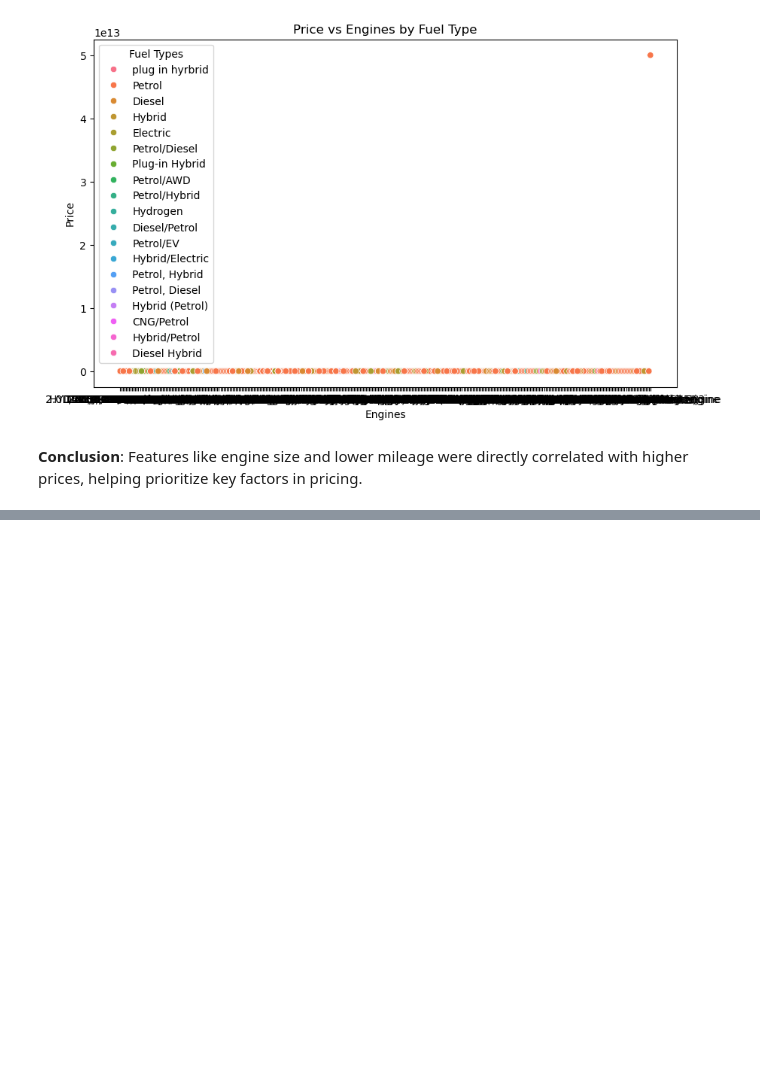
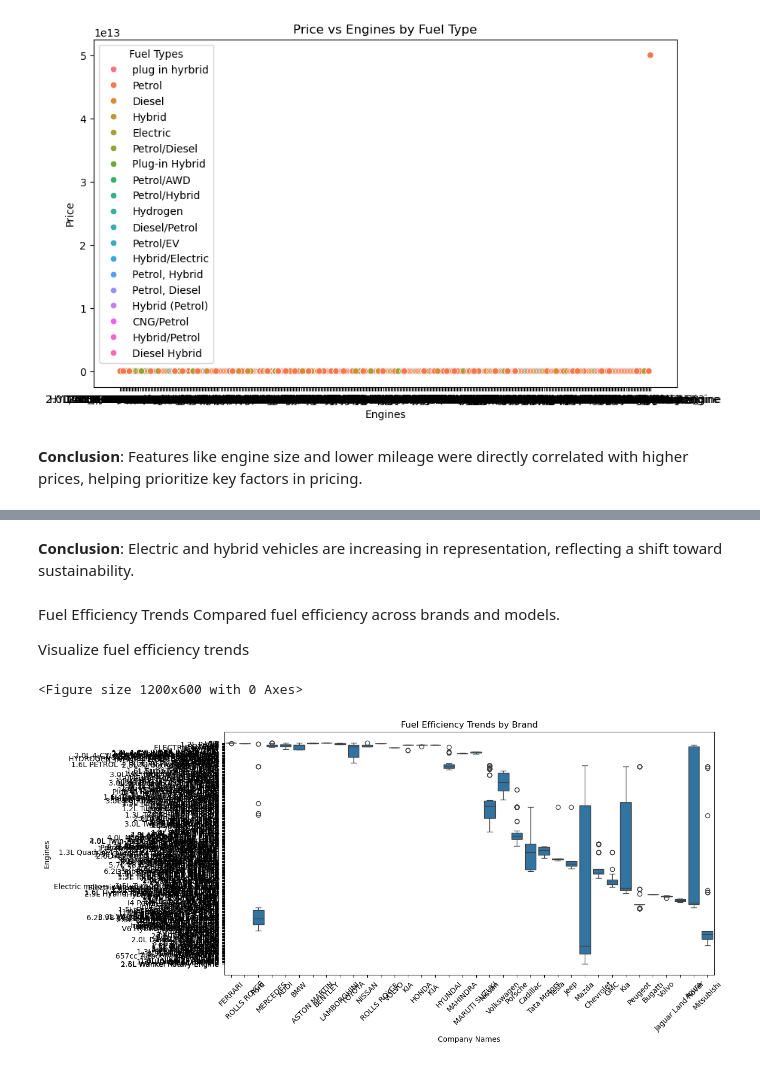
Before and after one commit to dannicolau7/The-Ultimate-Cars-2024, a Jupyter notebook: notebook.ipynb, the cells around one changed output, grey strips where cells are left out. Drawn from its saved outputs; the diff is of its cells as text; code cells hidden in the pictures; blank space fills up the shorter version.

```diff
--- a/notebook.ipynb
+++ b/notebook.ipynb
@@ -196,0 +306,16 @@ plt.show()
+# %% [markdown]
+**Conclusion**: Electric and hybrid vehicles are increasing in representation, reflecting a shift toward sustainability.
+# %% [markdown]
+Fuel Efficiency Trends
+Compared fuel efficiency across brands and models.
+
+ Visualize fuel efficiency trends
+# %%
+plt.figure(figsize=(12, 6))
+sns.boxplot(x='Company Names', y='Engines', data=cars2024)
+plt.title("Fuel Efficiency Trends by Brand")
+plt.xticks(rotation=45)
+plt.show()
+# %% [output]
+<Figure size 1200x600 with 0 Axes>
+[figure, added]
```
Also changed, not shown: parts of 20 cells of this notebook.
